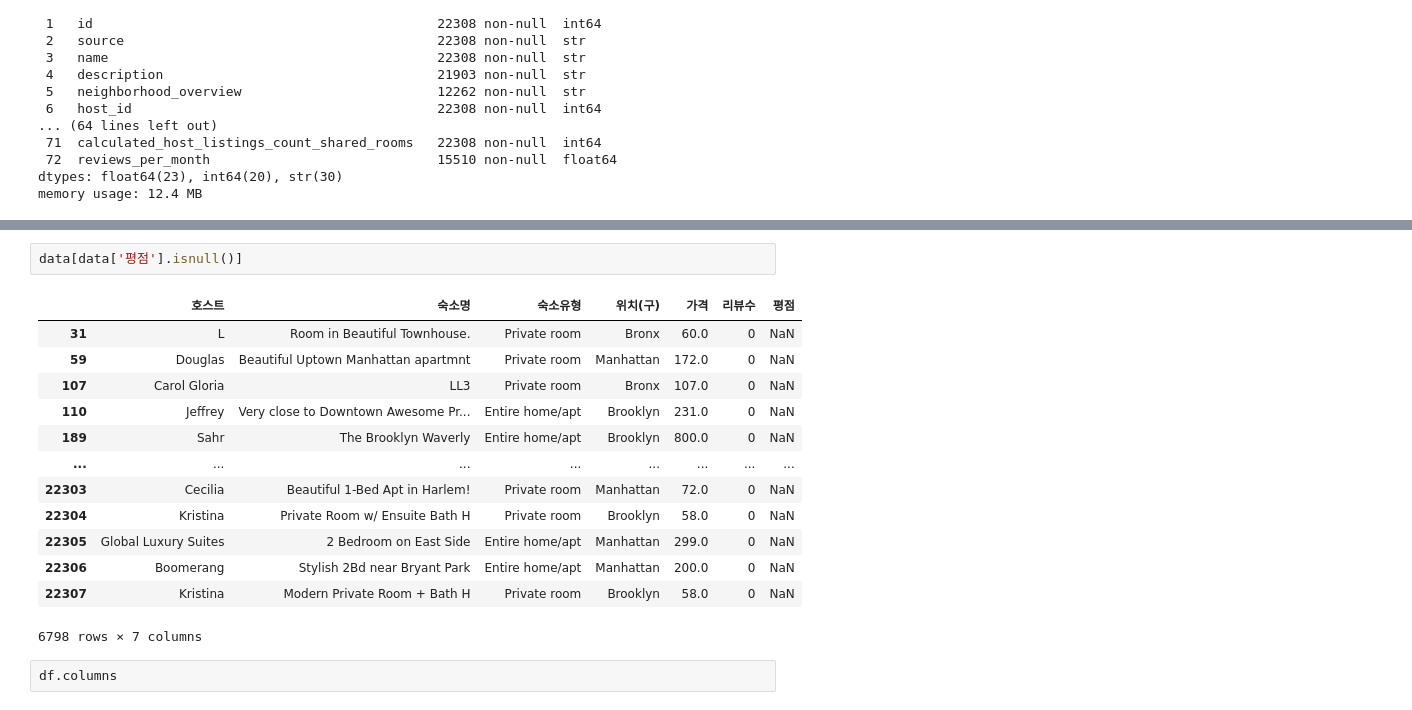
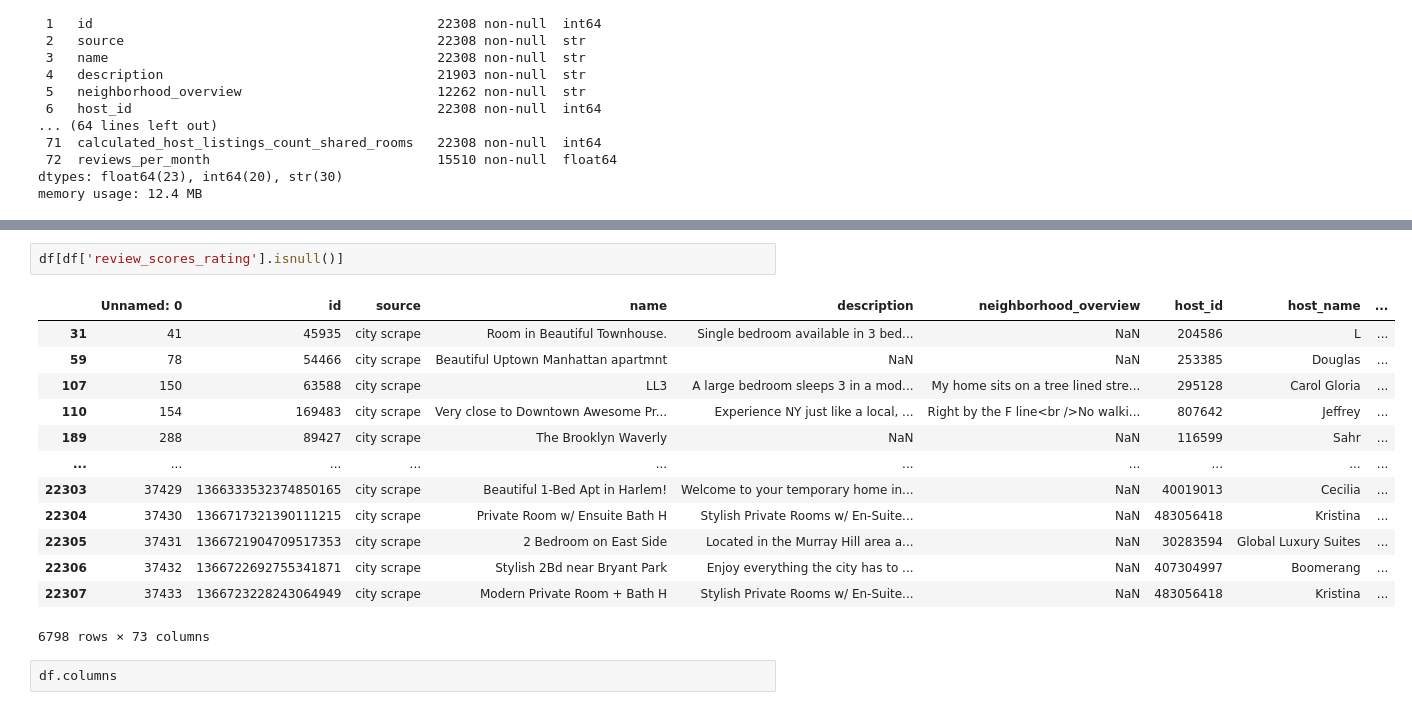
Before and after one commit to motimit/second_project, a Jupyter notebook: Hyebeen_EDA/project-혜빈.ipynb, the cells around one changed output, grey strips where cells are left out. Saved outputs shown, nothing was run; the diff lists cells and outputs as text.

```diff
--- a/Hyebeen_EDA/project-혜빈.ipynb
+++ b/Hyebeen_EDA/project-혜빈.ipynb
@@ -121,19 +94,19 @@ np.int64(133)
 # %%
-data[data['평점'].isnull()]
+df[df['review_scores_rating'].isnull()]
 # %% [output]
-|  | 호스트 | 숙소명 | 숙소유형 | 위치(구) | 가격 | 리뷰수 | 평점 |
-| 31 | L | Room in Beautiful Townhouse. | Private room | Bronx | 60.0 | 0 | NaN |
-| 59 | Douglas | Beautiful Uptown Manhattan apartmnt | Private room | Manhattan | 172.0 | 0 | NaN |
-| 107 | Carol Gloria | LL3 | Private room | Bronx | 107.0 | 0 | NaN |
-| 110 | Jeffrey | Very close to Downtown Awesome Pr... | Entire home/apt | Brooklyn | 231.0 | 0 | NaN |
-| 189 | Sahr | The Brooklyn Waverly | Entire home/apt | Brooklyn | 800.0 | 0 | NaN |
-| ... | ... | ... | ... | ... | ... | ... | ... |
-| 22303 | Cecilia | Beautiful 1-Bed Apt in Harlem! | Private room | Manhattan | 72.0 | 0 | NaN |
-| 22304 | Kristina | Private Room w/ Ensuite Bath H | Private room | Brooklyn | 58.0 | 0 | NaN |
-| 22305 | Global Luxury Suites | 2 Bedroom on East Side | Entire home/apt | Manhattan | 299.0 | 0 | NaN |
-| 22306 | Boomerang | Stylish 2Bd near Bryant Park | Entire home/apt | Manhattan | 200.0 | 0 | NaN |
-| 22307 | Kristina | Modern Private Room + Bath H | Private room | Brooklyn | 58.0 | 0 | NaN |
+|  | Unnamed: 0 | id | source | name | description | neighborhood_overview | host_id | host_name | ... |
+| 31 | 41 | 45935 | city scrape | Room in Beautiful Townhouse. | Single bedroom available in 3 bed... | NaN | 204586 | L | ... |
+| 59 | 78 | 54466 | city scrape | Beautiful Uptown Manhattan apartmnt | NaN | NaN | 253385 | Douglas | ... |
+| 107 | 150 | 63588 | city scrape | LL3 | A large bedroom sleeps 3 in a mod... | My home sits on a tree lined stre... | 295128 | Carol Gloria | ... |
+| 110 | 154 | 169483 | city scrape | Very close to Downtown Awesome Pr... | Experience NY just like a local, ... | Right by the F line<br />No walki... | 807642 | Jeffrey | ... |
+| 189 | 288 | 89427 | city scrape | The Brooklyn Waverly | NaN | NaN | 116599 | Sahr | ... |
+| ... | ... | ... | ... | ... | ... | ... | ... | ... | ... |
+| 22303 | 37429 | 1366333532374850165 | city scrape | Beautiful 1-Bed Apt in Harlem! | Welcome to your temporary home in... | NaN | 40019013 | Cecilia | ... |
+| 22304 | 37430 | 1366717321390111215 | city scrape | Private Room w/ Ensuite Bath H | Stylish Private Rooms w/ En-Suite... | NaN | 483056418 | Kristina | ... |
+| 22305 | 37431 | 1366721904709517353 | city scrape | 2 Bedroom on East Side | Located in the Murray Hill area a... | NaN | 30283594 | Global Luxury Suites | ... |
+| 22306 | 37432 | 1366722692755341871 | city scrape | Stylish 2Bd near Bryant Park | Enjoy everything the city has to ... | NaN | 407304997 | Boomerang | ... |
+| 22307 | 37433 | 1366723228243064949 | city scrape | Modern Private Room + Bath H | Stylish Private Rooms w/ En-Suite... | NaN | 483056418 | Kristina | ... |
-6798 rows × 7 columns
+6798 rows × 73 columns
 # %%
 df.columns
 # %% [output]
```
Also changed, not shown: parts of 46 cells of this notebook, 2 other files.
